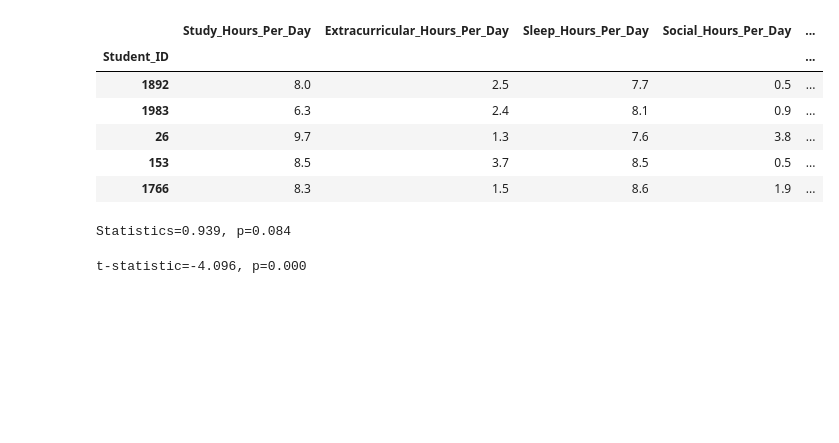
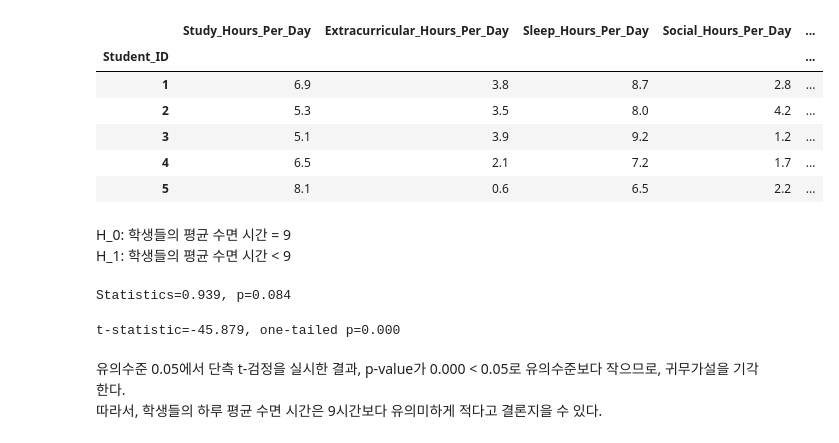
Before and after one commit to wjdgml0526/adp_hands_on, a Jupyter notebook: statistics/student_lifestyle_data/hypothesis_tests.ipynb, the cells around one changed output. Drawn from its saved outputs; the diff is of its cells as text; code cells hidden in the pictures; blank space fills up the shorter version.

```diff
--- a/statistics/student_lifestyle_data/hypothesis_tests.ipynb
+++ b/statistics/student_lifestyle_data/hypothesis_tests.ipynb
@@ -4,14 +12,16 @@ from scipy.stats import shapiro, ttest_1samp
 # %%
 data_path = '/hdd/data/adp_data/student_lifestyle_dataset.csv'
 
 df = pd.read_csv(data_path, index_col = 'Student_ID')
-df = df.sample(30, random_state = 526)
 df.head()
 # %% [output]
 |  | Study_Hours_Per_Day | Extracurricular_Hours_Per_Day | Sleep_Hours_Per_Day | Social_Hours_Per_Day | ... |
 | Student_ID |  |  |  |  | ... |
-| 1892 | 8.0 | 2.5 | 7.7 | 0.5 | ... |
-| 1983 | 6.3 | 2.4 | 8.1 | 0.9 | ... |
-| 26 | 9.7 | 1.3 | 7.6 | 3.8 | ... |
-| 153 | 8.5 | 3.7 | 8.5 | 0.5 | ... |
-| 1766 | 8.3 | 1.5 | 8.6 | 1.9 | ... |
+| 1 | 6.9 | 3.8 | 8.7 | 2.8 | ... |
+| 2 | 5.3 | 3.5 | 8.0 | 4.2 | ... |
+| 3 | 5.1 | 3.9 | 9.2 | 1.2 | ... |
+| 4 | 6.5 | 2.1 | 7.2 | 1.7 | ... |
+| 5 | 8.1 | 0.6 | 6.5 | 2.2 | ... |
+# %% [markdown]
+H_0: 학생들의 평균 수면 시간 = 9
+H_1: 학생들의 평균 수면 시간 < 9
@@ -21,7 +33,18 @@ print('Statistics=%.3f, p=%.3f' % (stat, p))
 # %% [output]
 Statistics=0.939, p=0.084
 # %%
-t_stat, p = ttest_1samp(df['Sleep_Hours_Per_Day'], 9)
-print('t-statistic=%.3f, p=%.3f' % (t_stat, p))
+t_stat, p_two_tailed = ttest_1samp(df['Sleep_Hours_Per_Day'], 9)
+
+# Left-tailed test
+if t_stat < 0:
+    p_one_tailed = p_two_tailed / 2
+else:
+    p_one_tailed = 1 - (p_two_tailed / 2)
+
+
+print('t-statistic=%.3f, one-tailed p=%.3f' % (t_stat, p_one_tailed))
 # %% [output]
-t-statistic=-4.096, p=0.000
+t-statistic=-45.879, one-tailed p=0.000
+# %% [markdown]
+유의수준 0.05에서 단측 t-검정을 실시한 결과, p-value가 0.000 < 0.05로 유의수준보다 작으므로, 귀무가설을 기각한다.
+따라서, 학생들의 하루 평균 수면 시간은 9시간보다 유의미하게 적다고 결론지을 수 있다.
```
Also changed, not shown: parts of 25 cells of this notebook, 1 other file.
